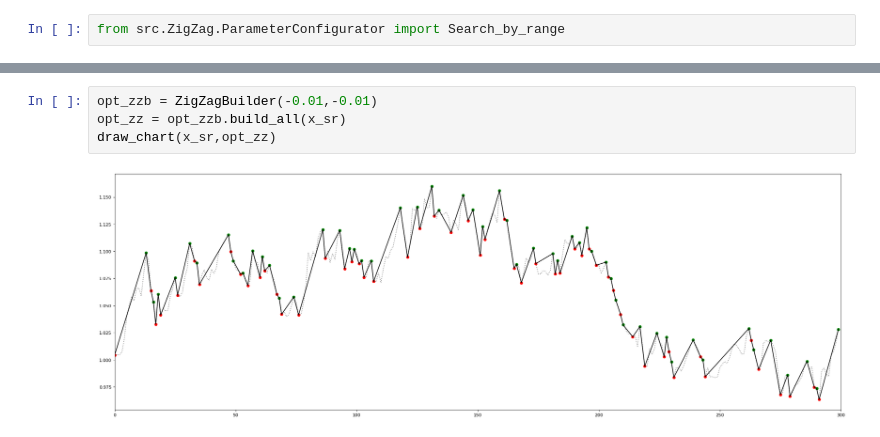
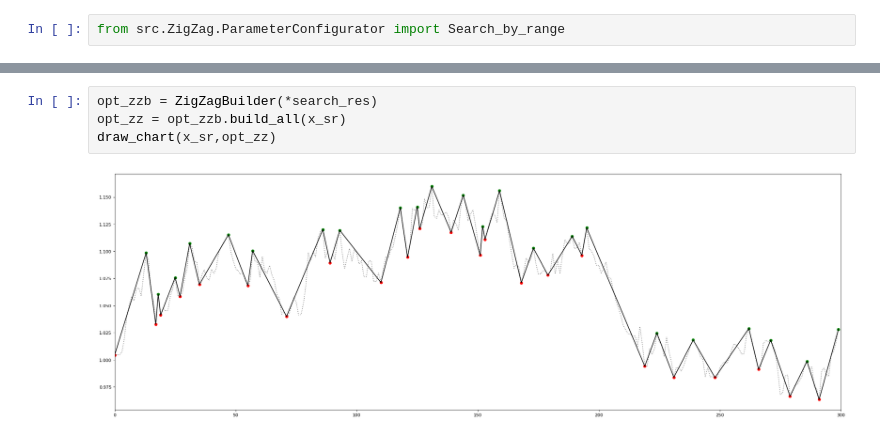
Before and after one commit to NNTrade/metrics, a Jupyter notebook: example/ZigZag/Builder.ipynb, the cells around one changed output, grey strips where cells are left out. Cells and saved outputs as stored; diff of their text form.

```diff
--- a/example/ZigZag/Builder.ipynb
+++ b/example/ZigZag/Builder.ipynb
@@ -157,6 +157,6 @@ search_res
 # %%
-opt_zzb = ZigZagBuilder(-0.01,-0.01)
+opt_zzb = ZigZagBuilder(*search_res)
 opt_zz = opt_zzb.build_all(x_sr)
 draw_chart(x_sr,opt_zz)
 # %% [output]
-[figure, old version]
+[figure, new version]
```
Also changed, not shown: parts of 2 cells of this notebook, 1 other file.
